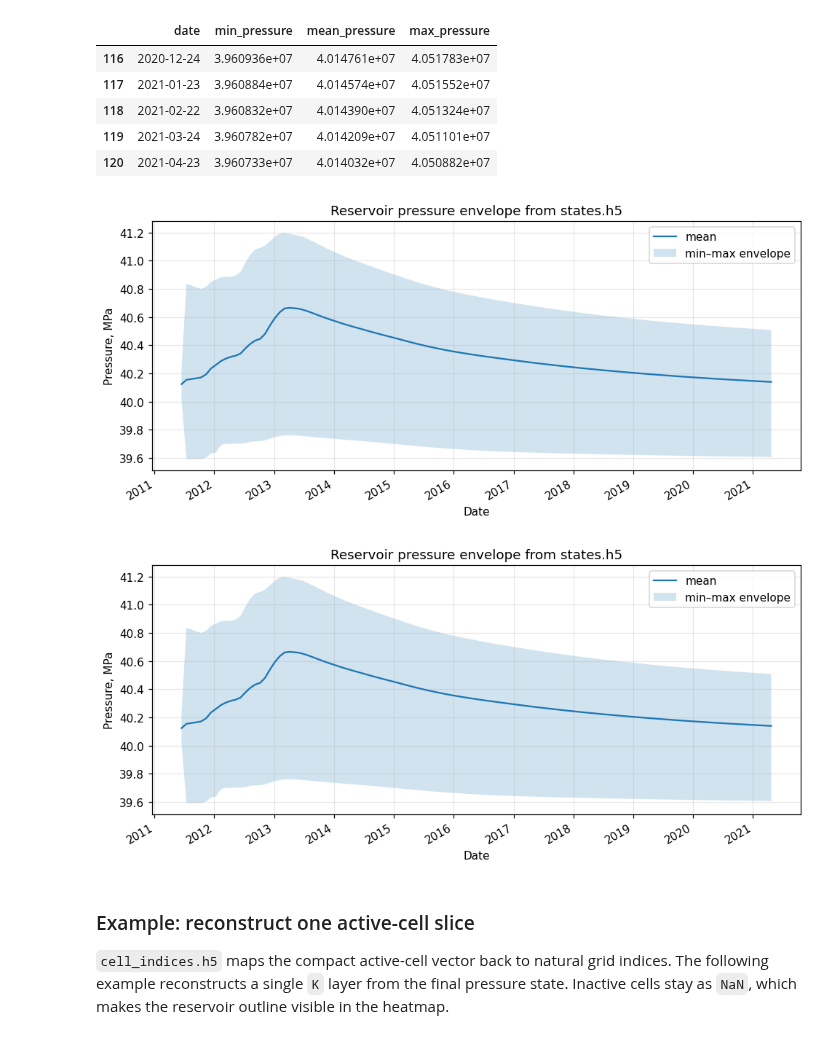
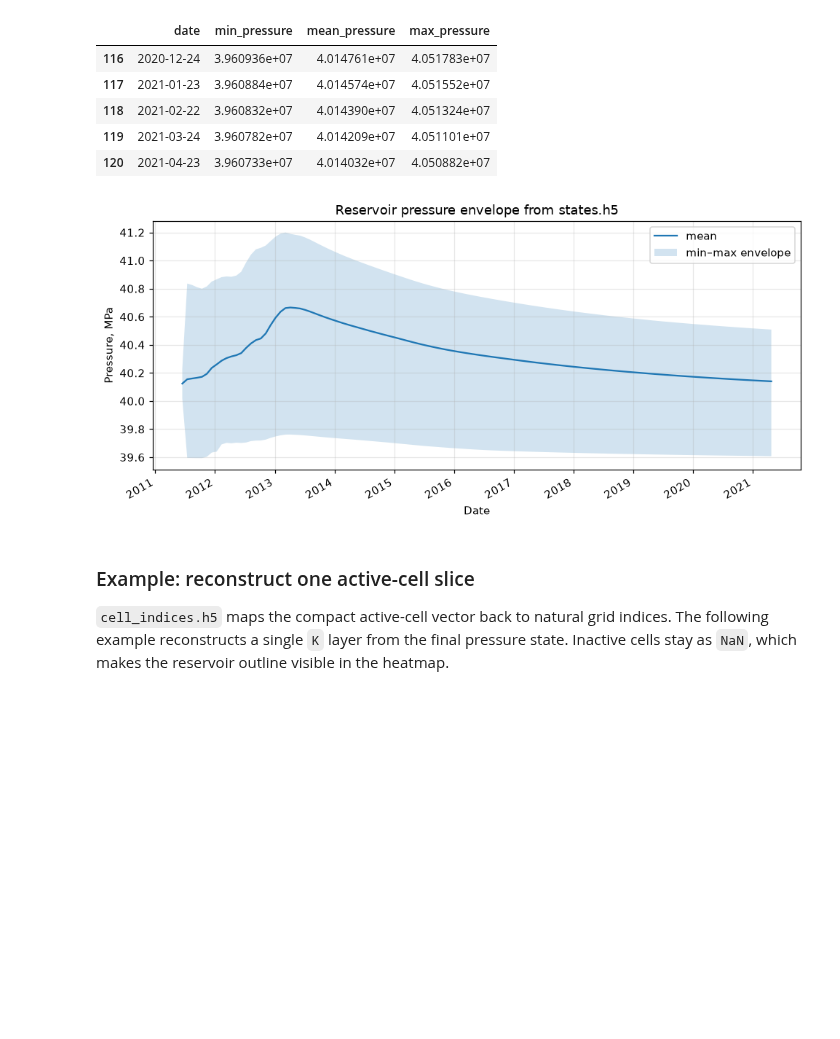
Before and after one commit to geo-kit/GeoCode, a Jupyter notebook: notebooks/Julia.ipynb, the cells around one changed output. Cells and saved outputs as stored; diff of their text form; code cells hidden in the pictures; blank space fills up the shorter version.

```diff
--- a/notebooks/Julia.ipynb
+++ b/notebooks/Julia.ipynb
@@ -189,24 +183,22 @@ pressure_stats.tail()
 # %%
 fig, ax = plt.subplots(figsize=(9, 4.2))
 ax.plot(pressure_stats['date'], pressure_stats['mean_pressure'] / 1e6, label='mean')
 ax.fill_between(
     pressure_stats['date'],
     pressure_stats['min_pressure'] / 1e6,
     pressure_stats['max_pressure'] / 1e6,
     alpha=0.20,
     label='min–max envelope',
 )
 ax.set_title('Reservoir pressure envelope from states.h5')
 ax.set_xlabel('Date')
 ax.set_ylabel('Pressure, MPa')
 ax.grid(True, alpha=0.3)
 ax.legend()
 fig.autofmt_xdate()
 fig.tight_layout()
-fig
 # %% [output]
-[figure, old version]
+[figure, new version]
-[figure, removed]
 # %% [markdown]
 ### Example: reconstruct one active-cell slice
 
```
Also changed, not shown: parts of 24 cells of this notebook.
